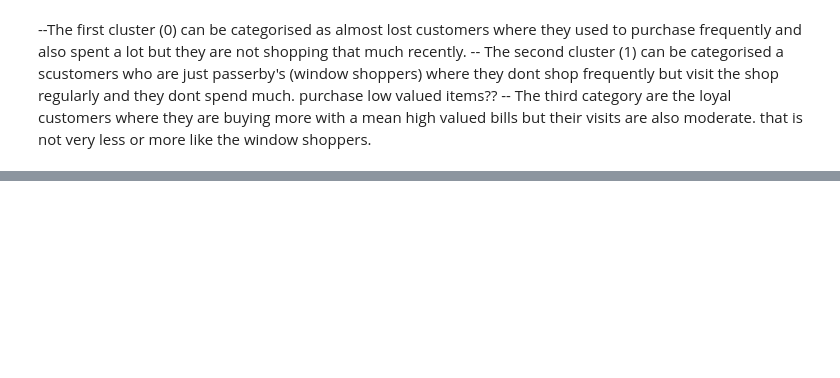
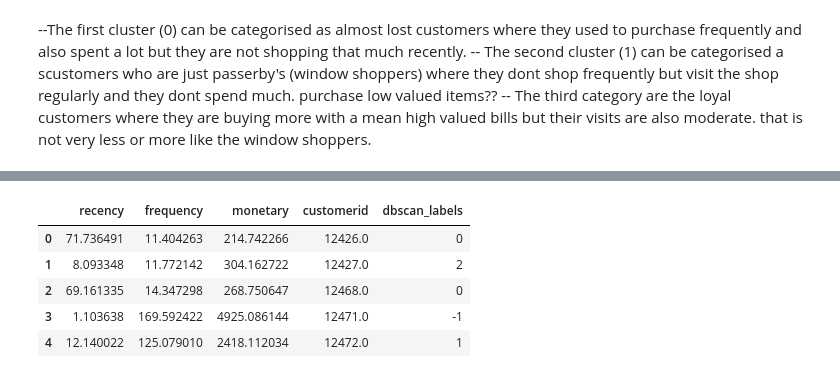
Before and after one commit to hemsun/RFM-Customer-Segmentation-Analysis, a Jupyter notebook: rfm.ipynb, the cells around one changed output, grey strips where cells are left out. Saved outputs shown, nothing was run; the diff lists cells and outputs as text; code cells hidden in the pictures; blank space fills up the shorter version.

```diff
--- a/rfm.ipynb
+++ b/rfm.ipynb
@@ -728,0 +818,5 @@ purchase low valued items??
+# %%
+#inverse log
+df_with_cluster_labels[['recency', 'frequency', 'monetary']] = df_with_cluster_labels[['recency', 'frequency', 'monetary']].apply(lambda x: x - 1)
+# %%
+df_with_cluster_labels[['recency', 'frequency', 'monetary']] = df_with_cluster_labels[['recency', 'frequency', 'monetary']].apply(lambda x: np.exp(x))
@@ -728,0 +825,9 @@ purchase low valued items??
+# %%
+df_with_cluster_labels.head(5)
+# %% [output]
+|  | recency | frequency | monetary | customerid | dbscan_labels |
+| 0 | 71.736491 | 11.404263 | 214.742266 | 12426.0 | 0 |
+| 1 | 8.093348 | 11.772142 | 304.162722 | 12427.0 | 2 |
+| 2 | 69.161335 | 14.347298 | 268.750647 | 12468.0 | 0 |
+| 3 | 1.103638 | 169.592422 | 4925.086144 | 12471.0 | -1 |
+| 4 | 12.140022 | 125.079010 | 2418.112034 | 12472.0 | 1 |
```
Also changed, not shown: parts of 16 cells of this notebook.
